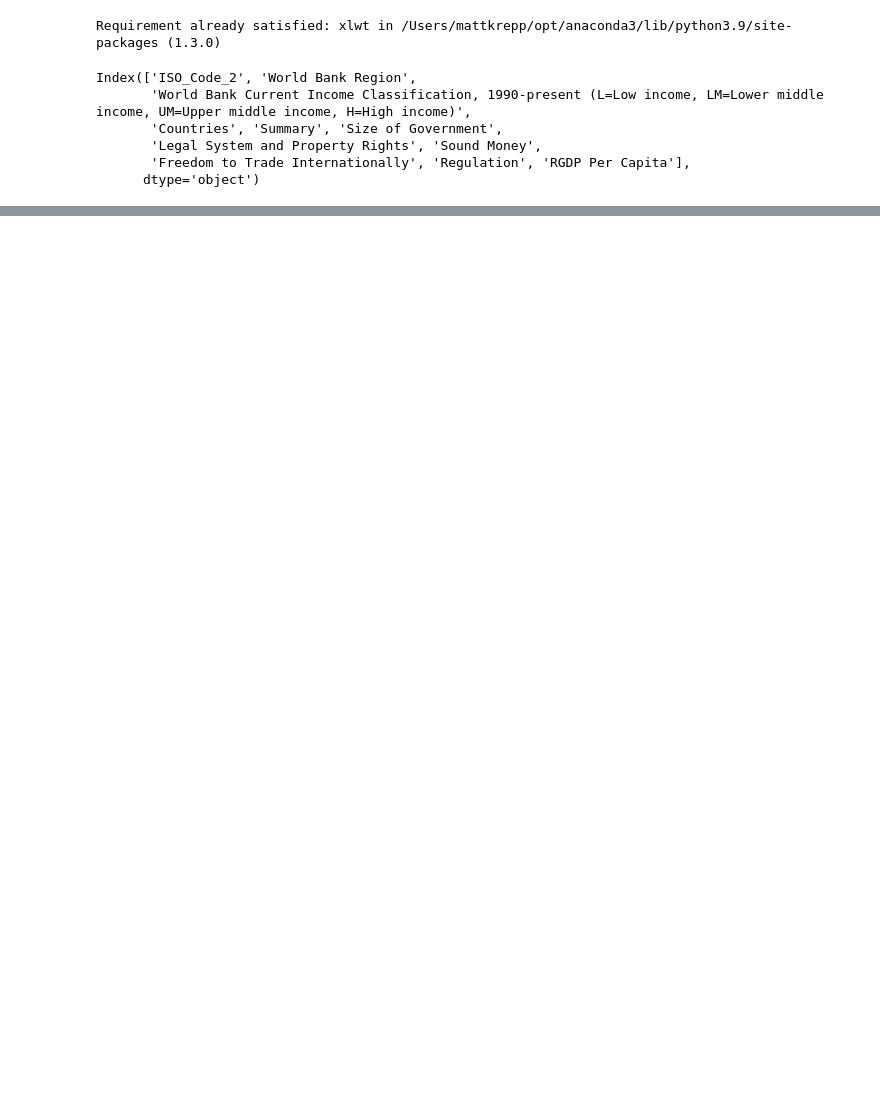
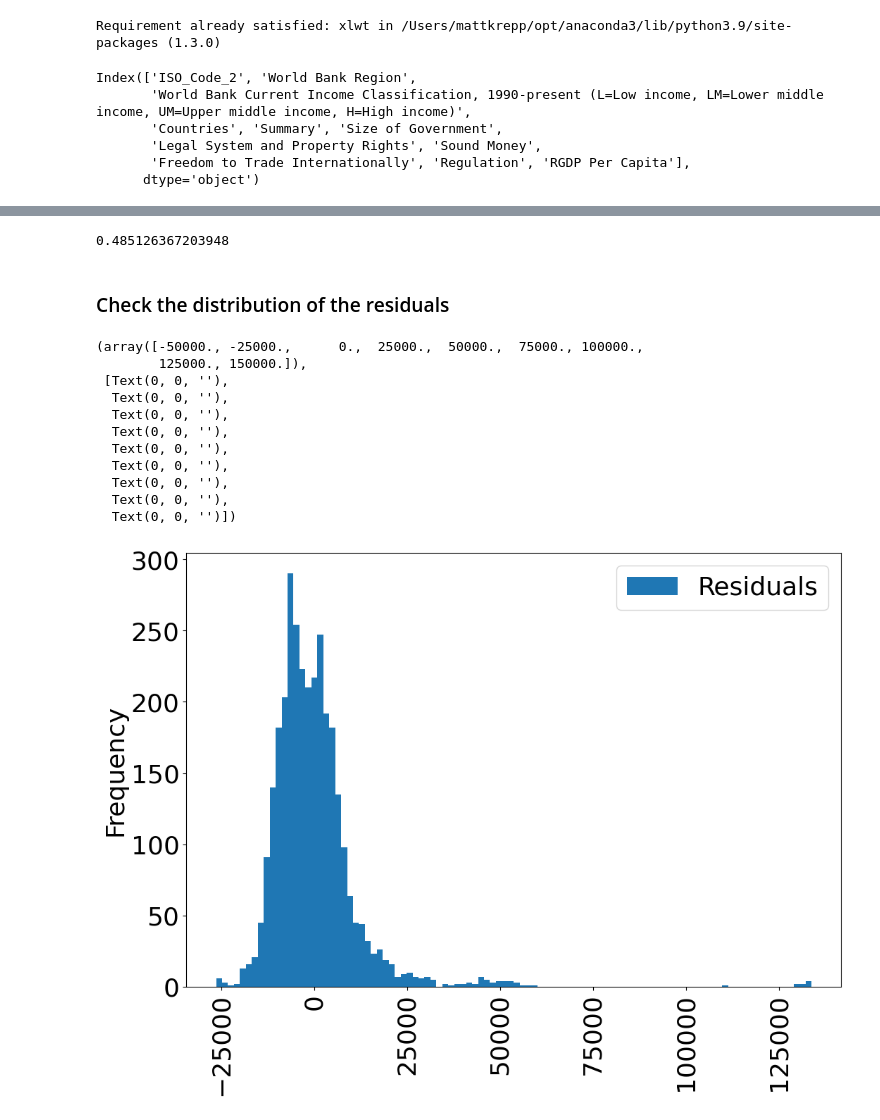
Before and after one commit to MattKrepp1/Econ-411, a Jupyter notebook: In Class Projects/Project 9 - Working with OLS.ipynb, the cells around one changed output, grey strips where cells are left out. Drawn from its saved outputs; the diff is of its cells as text; code cells hidden in the pictures; blank space fills up the shorter version.

```diff
--- a/In Class Projects/Project 9 - Working with OLS.ipynb
+++ b/In Class Projects/Project 9 - Working with OLS.ipynb
@@ -379,0 +449,6 @@ data
+# %%
+import statsmodels.api as sm
+y = reg_data[y_var]
+x = reg_data[x_vars]
+x["Constant"] = 1
+results = sm.OLS(y, x).fit()
@@ -379,0 +487,4 @@ data
+# %%
+predictor = results.predict()
+reg_data[y_var[0] + "Predictor"] = predictor
+reg_data
@@ -379,0 +506,10 @@ data
+# %%
+y_hat = reg_data[y_var[0] + "Predictor"]
+y_mean = reg_data[y_var[0]].mean()
+y = reg_data[y_var[0]]
+# %%
+reg_data["Residuals"] = (y.sub(y_hat))
+reg_data["Squared Explained"] = y_hat.sub(y_mean).pow(2)
+reg_data["Squared Residuals"] = y.sub(y_hat).pow(2)
+reg_data["Squared Totals"] = y.sub(y_mean).pow(2)
+reg_data
@@ -379,0 +653,26 @@ data
+# %%
+r2_adjusted = 1 - (SSE / (n - k)) / (SST / (n - 1))
+r2_adjusted
+# %% [output]
+0.485126367203948
+# %% [markdown]
+### Check the distribution of the residuals
+# %%
+import matplotlib.pyplot as plt
+plt.rcParams.update({"font.size":26})
+fig, ax = plt.subplots(figsize = (12,8))
+reg_data[["Residuals"]].plot.hist(bins = 100, ax = ax)
+plt.xticks(rotation = 90)
+# %% [output]
+(array([-50000., -25000.,      0.,  25000.,  50000.,  75000., 100000.,
+        125000., 150000.]),
+ [Text(0, 0, ''),
+  Text(0, 0, ''),
+  Text(0, 0, ''),
+  Text(0, 0, ''),
+  Text(0, 0, ''),
+  Text(0, 0, ''),
+  Text(0, 0, ''),
+  Text(0, 0, ''),
+  Text(0, 0, '')])
+[figure, added]
```
Also changed, not shown: parts of 34 cells of this notebook, 2 other files.
